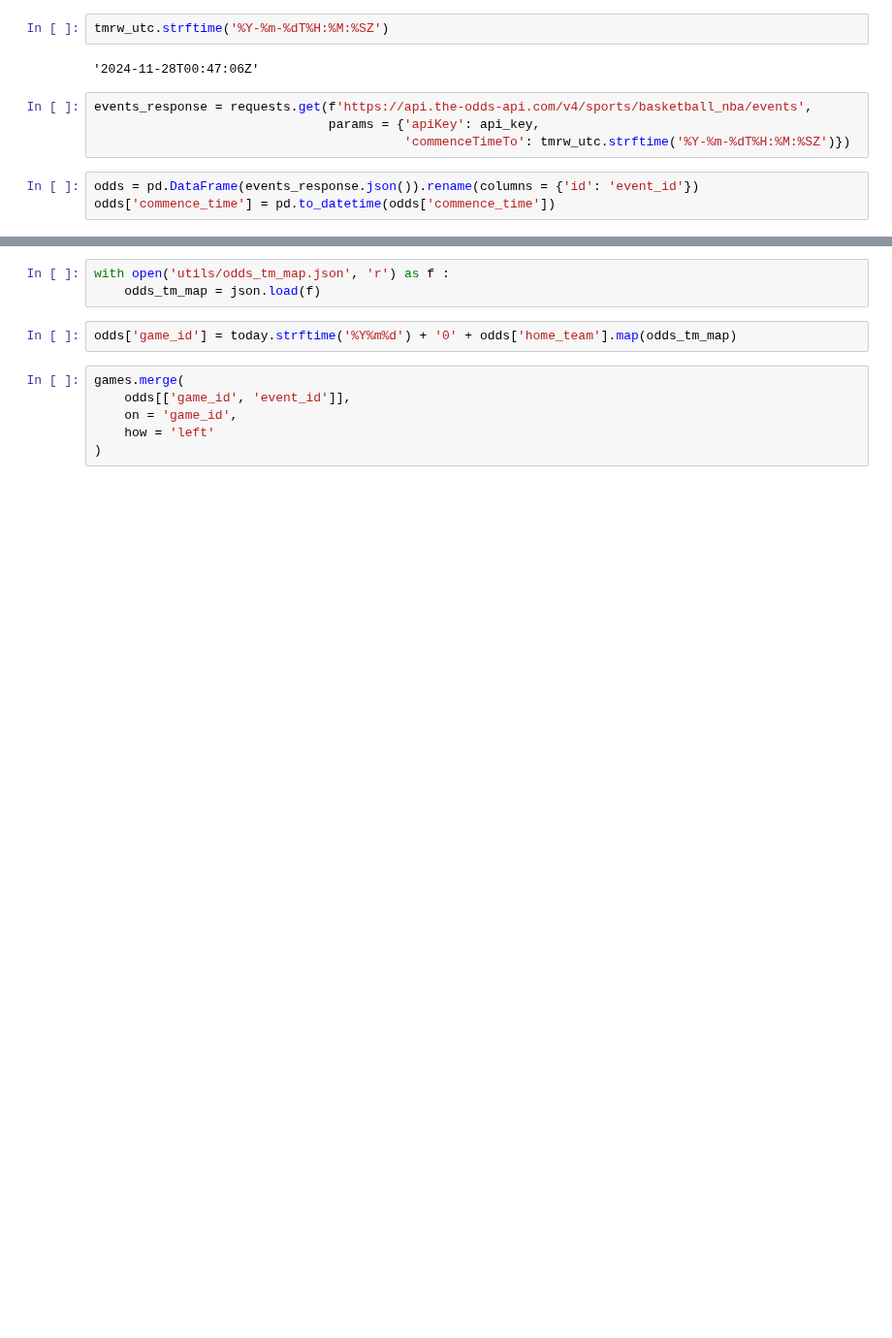
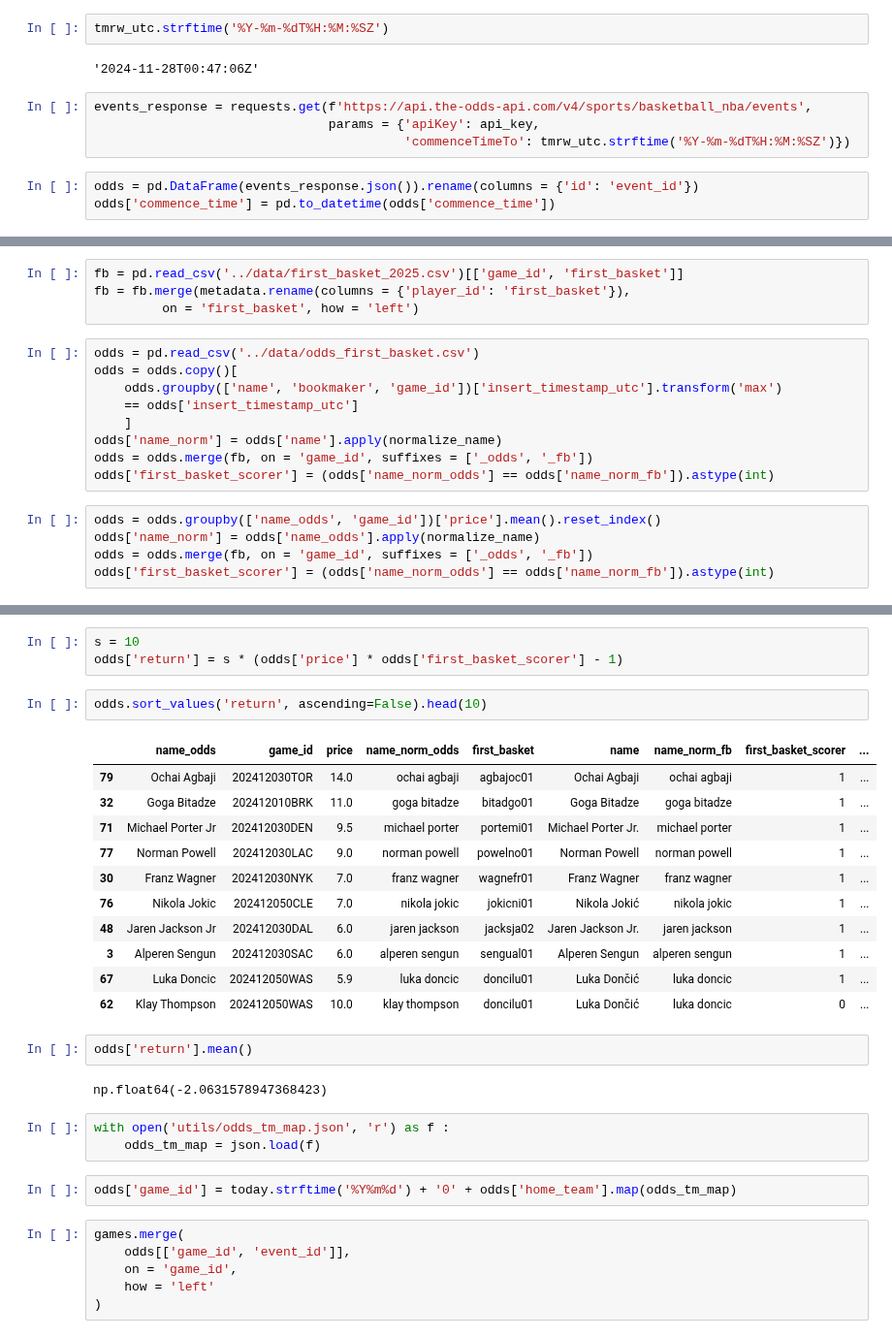
Before and after one commit to martinbog19/LeFirstBasket, a Jupyter notebook: notebooks/odds.ipynb, the cells around one changed output, grey strips where cells are left out. Shown at 97% size. Drawn from its saved outputs; the diff is of its cells as text; blank space fills up the shorter version.

```diff
--- a/notebooks/odds.ipynb
+++ b/notebooks/odds.ipynb
@@ -113,0 +109,18 @@ odds
+# %%
+fb = pd.read_csv('../data/first_basket_2025.csv')[['game_id', 'first_basket']]
+fb = fb.merge(metadata.rename(columns = {'player_id': 'first_basket'}),
+         on = 'first_basket', how = 'left')
+# %%
+odds = pd.read_csv('../data/odds_first_basket.csv')
+odds = odds.copy()[
+    odds.groupby(['name', 'bookmaker', 'game_id'])['insert_timestamp_utc'].transform('max')
+    == odds['insert_timestamp_utc']
+    ]
+odds['name_norm'] = odds['name'].apply(normalize_name)
+odds = odds.merge(fb, on = 'game_id', suffixes = ['_odds', '_fb'])
+odds['first_basket_scorer'] = (odds['name_norm_odds'] == odds['name_norm_fb']).astype(int)
+# %%
+odds = odds.groupby(['name_odds', 'game_id'])['price'].mean().reset_index()
+odds['name_norm'] = odds['name_odds'].apply(normalize_name)
+odds = odds.merge(fb, on = 'game_id', suffixes = ['_odds', '_fb'])
+odds['first_basket_scorer'] = (odds['name_norm_odds'] == odds['name_norm_fb']).astype(int)
@@ -114,3 +143,24 @@ odds
+# %%
+s = 10
+odds['return'] = s * (odds['price'] * odds['first_basket_scorer'] - 1)
+# %%
+odds.sort_values('return', ascending=False).head(10)
+# %% [output]
+|  | name_odds | game_id | price | name_norm_odds | first_basket | name | name_norm_fb | first_basket_scorer | ... |
+| 79 | Ochai Agbaji | 202412030TOR | 14.0 | ochai agbaji | agbajoc01 | Ochai Agbaji | ochai agbaji | 1 | ... |
+| 32 | Goga Bitadze | 202412010BRK | 11.0 | goga bitadze | bitadgo01 | Goga Bitadze | goga bitadze | 1 | ... |
+| 71 | Michael Porter Jr | 202412030DEN | 9.5 | michael porter | portemi01 | Michael Porter Jr. | michael porter | 1 | ... |
+| 77 | Norman Powell | 202412030LAC | 9.0 | norman powell | powelno01 | Norman Powell | norman powell | 1 | ... |
+| 30 | Franz Wagner | 202412030NYK | 7.0 | franz wagner | wagnefr01 | Franz Wagner | franz wagner | 1 | ... |
+| 76 | Nikola Jokic | 202412050CLE | 7.0 | nikola jokic | jokicni01 | Nikola Jokić | nikola jokic | 1 | ... |
+| 48 | Jaren Jackson Jr | 202412030DAL | 6.0 | jaren jackson | jacksja02 | Jaren Jackson Jr. | jaren jackson | 1 | ... |
+| 3 | Alperen Sengun | 202412030SAC | 6.0 | alperen sengun | sengual01 | Alperen Sengun | alperen sengun | 1 | ... |
+| 67 | Luka Doncic | 202412050WAS | 5.9 | luka doncic | doncilu01 | Luka Dončić | luka doncic | 1 | ... |
+| 62 | Klay Thompson | 202412050WAS | 10.0 | klay thompson | doncilu01 | Luka Dončić | luka doncic | 0 | ... |
+# %%
+odds['return'].mean()
+# %% [output]
+np.float64(-2.0631578947368423)
 # %%
 with open('utils/odds_tm_map.json', 'r') as f :
     odds_tm_map = json.load(f)
```
Also changed, not shown: parts of 8 cells of this notebook, 1 other file.
